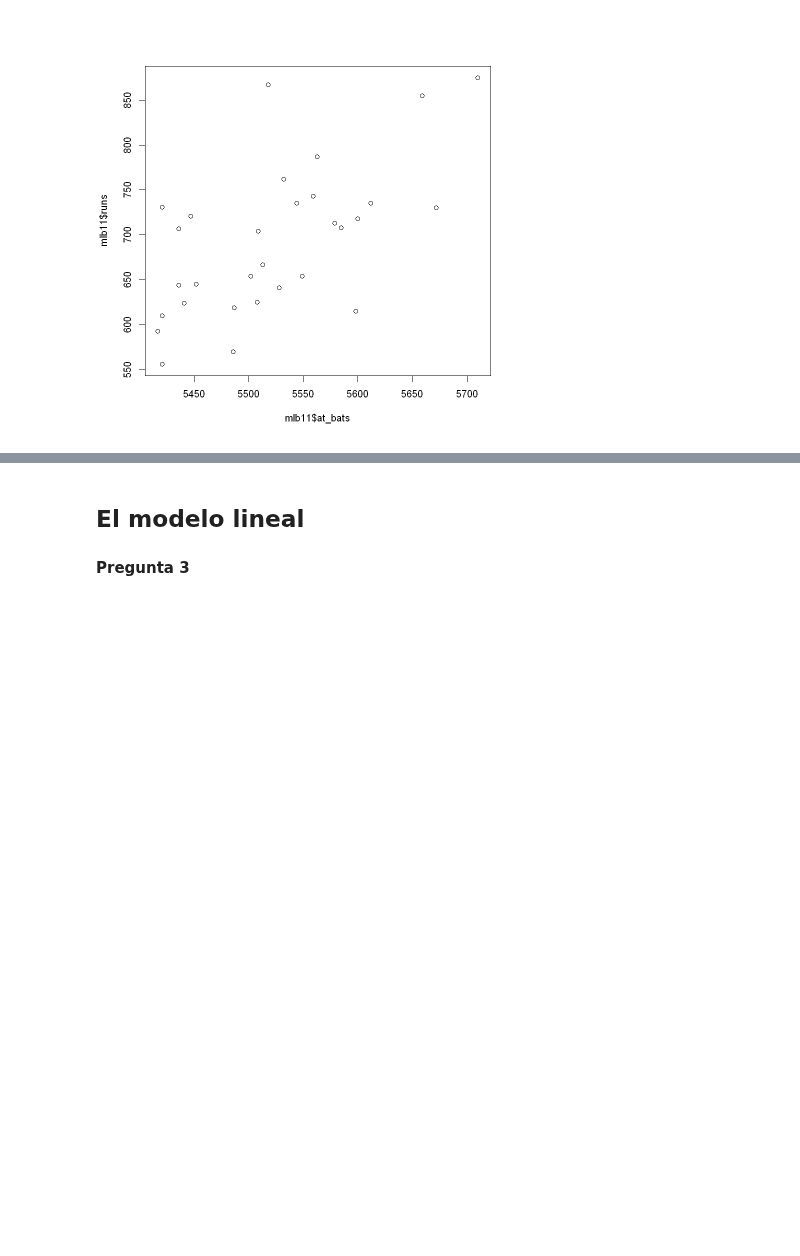
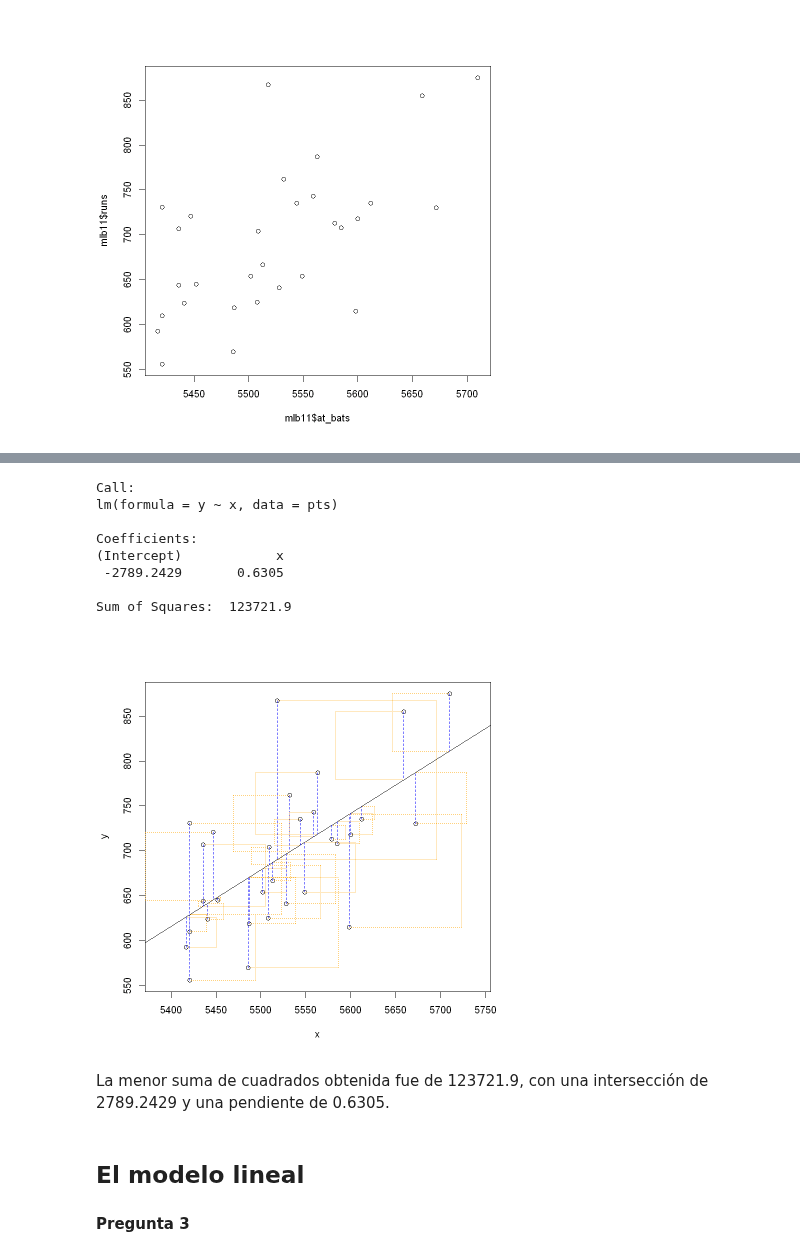
Before and after one commit to cerillo2808/Experimentos_TempName, a Jupyter notebook: AC5-Regresión-Lineal/AC5-Regresión-Lineal.ipynb, the cells around one changed output, grey strips where cells are left out. Saved outputs shown, nothing was run; the diff lists cells and outputs as text; code cells hidden in the pictures; blank space fills up the shorter version.

```diff
--- a/AC5-Regresión-Lineal/AC5-Regresión-Lineal.ipynb
+++ b/AC5-Regresión-Lineal/AC5-Regresión-Lineal.ipynb
@@ -21,3 +31,17 @@ La relación entre `runs` y `at_bats` parece **positiva y aproximadamente lineal
+# %%
+plot_ss(x = mlb11$at_bats, y = mlb11$runs, showSquares = TRUE)
+# %% [output]
+Call:
+lm(formula = y ~ x, data = pts)
+
+Coefficients:
+(Intercept)            x
+ -2789.2429       0.6305
+
+Sum of Squares:  123721.9
+[figure, added]
+# %% [markdown]
+La menor suma de cuadrados obtenida fue de 123721.9, con una intersección de 2789.2429 y una pendiente de 0.6305.
 # %% [markdown]
 ## El modelo lineal
 
```
Also changed, not shown: parts of 23 cells of this notebook.
